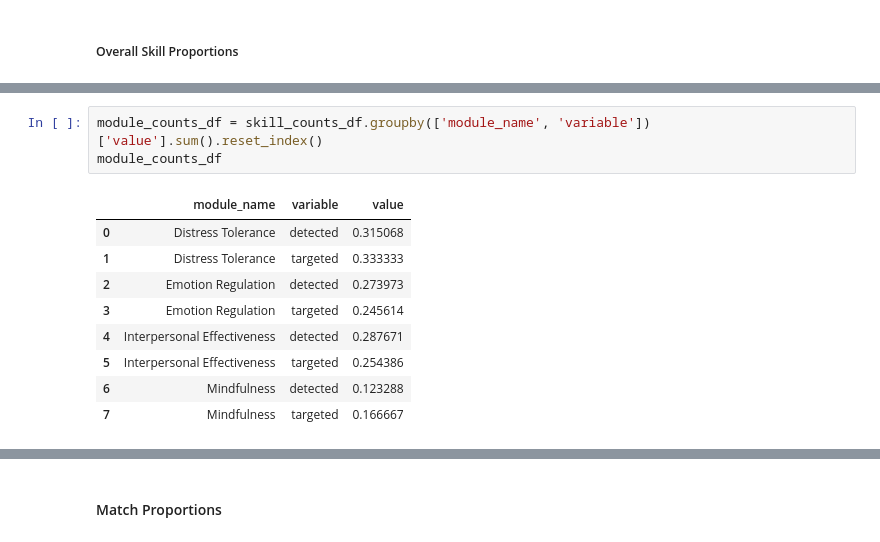
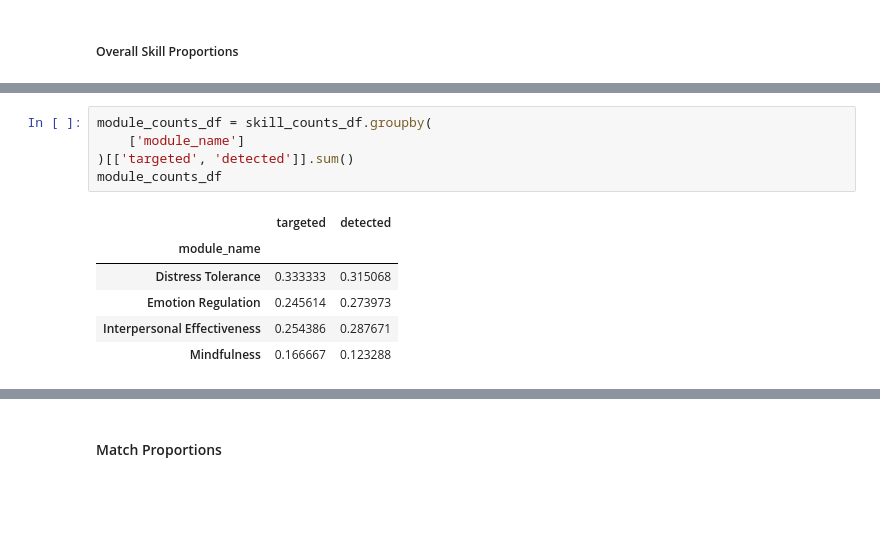
Before and after one commit to hecerinc/dbt-llm, a Jupyter notebook: src/Complete Pipeline.ipynb, the cells around one changed output, grey strips where cells are left out. Drawn from its saved outputs; the diff is of its cells as text; blank space fills up the shorter version.

```diff
--- a/src/Complete Pipeline.ipynb
+++ b/src/Complete Pipeline.ipynb
@@ -594,13 +477,12 @@ skill_id == 'DT16' & variable == 'target'
 # %%
-module_counts_df = skill_counts_df.groupby(['module_name', 'variable'])['value'].sum().reset_index()
+module_counts_df = skill_counts_df.groupby(
+    ['module_name']
+)[['targeted', 'detected']].sum()
 module_counts_df
 # %% [output]
-|  | module_name | variable | value |
-| 0 | Distress Tolerance | detected | 0.315068 |
-| 1 | Distress Tolerance | targeted | 0.333333 |
-| 2 | Emotion Regulation | detected | 0.273973 |
-| 3 | Emotion Regulation | targeted | 0.245614 |
-| 4 | Interpersonal Effectiveness | detected | 0.287671 |
-| 5 | Interpersonal Effectiveness | targeted | 0.254386 |
-| 6 | Mindfulness | detected | 0.123288 |
-| 7 | Mindfulness | targeted | 0.166667 |
+|  | targeted | detected |
+| module_name |  |  |
+| Distress Tolerance | 0.333333 | 0.315068 |
+| Emotion Regulation | 0.245614 | 0.273973 |
+| Interpersonal Effectiveness | 0.254386 | 0.287671 |
+| Mindfulness | 0.166667 | 0.123288 |
```
Also changed, not shown: parts of 19 cells of this notebook, 1 other file.
